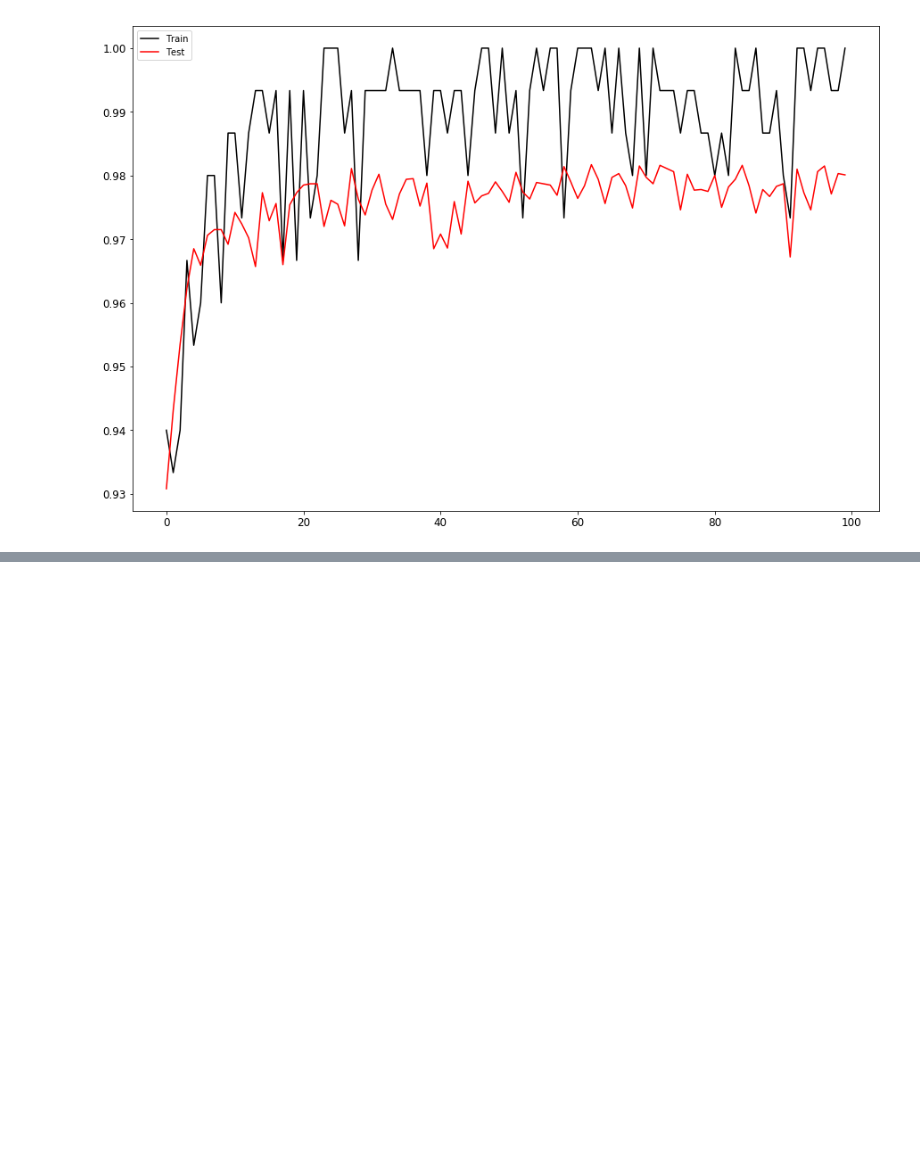
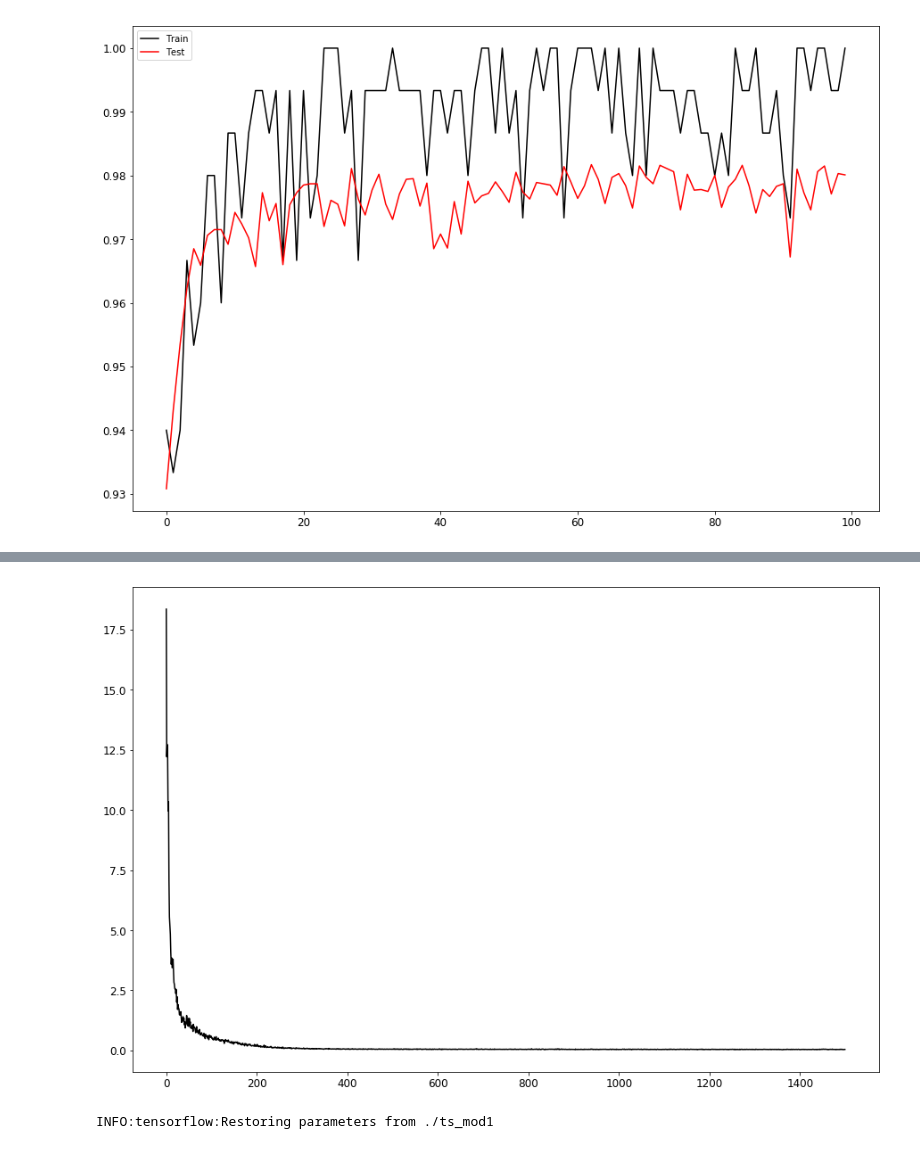
Before and after one commit to damiansp/neuralNet, a Jupyter notebook: handsOn/14_recurrent/rnn.ipynb, the cells around one changed output, grey strips where cells are left out. Drawn from its saved outputs; the diff is of its cells as text; code cells hidden in the pictures; blank space fills up the shorter version.

```diff
--- a/handsOn/14_recurrent/rnn.ipynb
+++ b/handsOn/14_recurrent/rnn.ipynb
@@ -322,0 +452,30 @@ plt.legend(loc='best');
+# %%
+outputs, state = tf.nn.dynamic_rnn(cell, X, dtype=tf.float32)
+# %%
+ETA = 0.001
+
+mse = tf.reduce_mean(tf.square(outputs - y))
+optimizer = tf.train.AdamOptimizer(ETA)
+training_op = optimizer.minimize(mse)
+
+init = tf.global_variables_initializer()
+# %%
+saver = tf.train.Saver()
+# %%
+iterations = 1500
+batch_size = 50
+mses = []
+
+with tf.Session() as s:
+    init.run()
+
+    for i in range(iterations):
+        X_batch, y_batch = next_batch(batch_size, n_steps)
+        s.run(training_op, feed_dict={X: X_batch, y: y_batch})
+        this_mse = mse.eval(feed_dict={X: X_batch, y: y_batch})
+        mses.append(this_mse)
+
+        if i % 100 == 0:
+            print('%4d MSE: %.4f' %(i, this_mse))
+
+    saver.save(s, './ts_mod1')
@@ -322,0 +498,13 @@ plt.legend(loc='best');
+# %%
+plt.plot(mses, 'k-');
+# %% [output]
+[figure, added]
+# %%
+with tf.Session() as s:
+    saver.restore(s, './ts_mod1')
+
+    X_new = time_series(np.array(t_instance[:-1].reshape(-1, n_steps,
+                                                         n_inputs)))
+    y_pred = s.run(outputs, feed_dict={X: X_new})
+# %% [output]
+INFO:tensorflow:Restoring parameters from ./ts_mod1
```
Also changed, not shown: parts of 26 cells of this notebook, 4 other files.
